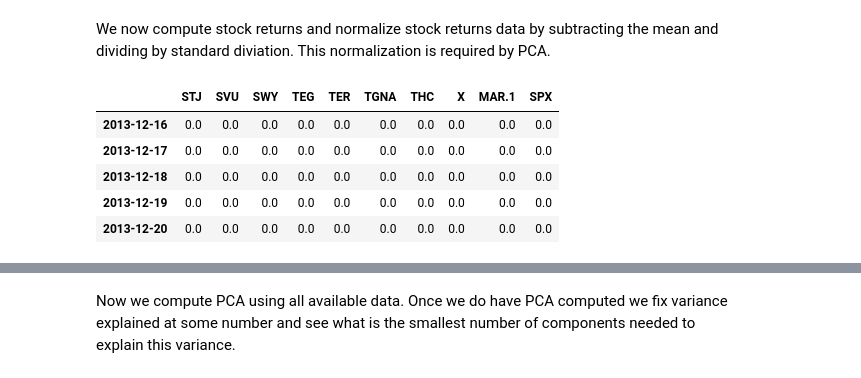
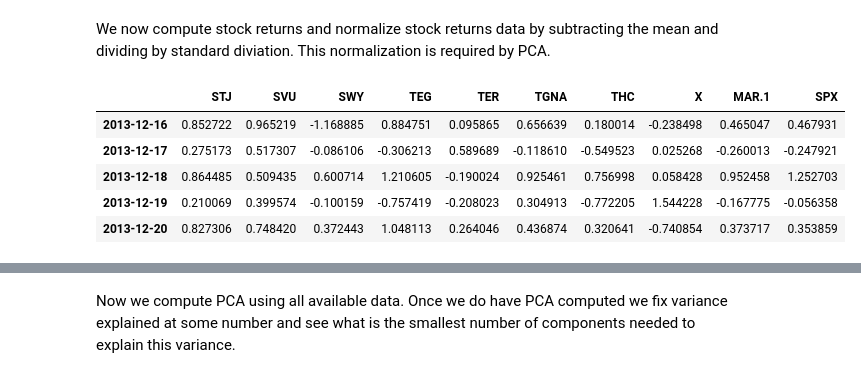
Before and after one commit to dennislamcv1/NYUML, a Jupyter notebook: Fundamentals of Machine Learning in Finance/pca_eigen_portfolios_m2_ex3.ipynb, the cells around one changed output, grey strips where cells are left out. Drawn from its saved outputs; the diff is of its cells as text; code cells hidden in the pictures.

```diff
--- a/Fundamentals of Machine Learning in Finance/pca_eigen_portfolios_m2_ex3.ipynb
+++ b/Fundamentals of Machine Learning in Finance/pca_eigen_portfolios_m2_ex3.ipynb
@@ -85,22 +85,25 @@ We now compute stock returns and normalize stock returns data by subtracting the
 # %%
 asset_returns = pd.DataFrame(data=np.zeros(shape=(len(asset_prices.index), asset_prices.shape[1])),
                              columns=asset_prices.columns.values,
                              index=asset_prices.index)
 normed_returns = asset_returns
 ### START CODE HERE ### (≈ 4 lines of code)
 # normed_returns is pandas.DataFrame that should contain normalized returns
-
+asset_returns = pd.DataFrame((asset_prices.iloc[1:,:].values-asset_prices.iloc[:-1,:].values)/asset_prices.iloc[:-1,:].values,
+                             columns=asset_prices.columns.values,
+                             index = asset_prices.index[1:])
+normed_returns = (asset_returns - asset_returns.mean(axis = 0))/asset_returns.std(axis = 0)
 ### END CODE HERE ###
 
 
 normed_returns.iloc[-5:, -10:].head()
 # %% [output]
 |  | STJ | SVU | SWY | TEG | TER | TGNA | THC | X | MAR.1 | SPX |
-| 2013-12-16 | 0.0 | 0.0 | 0.0 | 0.0 | 0.0 | 0.0 | 0.0 | 0.0 | 0.0 | 0.0 |
-| 2013-12-17 | 0.0 | 0.0 | 0.0 | 0.0 | 0.0 | 0.0 | 0.0 | 0.0 | 0.0 | 0.0 |
-| 2013-12-18 | 0.0 | 0.0 | 0.0 | 0.0 | 0.0 | 0.0 | 0.0 | 0.0 | 0.0 | 0.0 |
-| 2013-12-19 | 0.0 | 0.0 | 0.0 | 0.0 | 0.0 | 0.0 | 0.0 | 0.0 | 0.0 | 0.0 |
-| 2013-12-20 | 0.0 | 0.0 | 0.0 | 0.0 | 0.0 | 0.0 | 0.0 | 0.0 | 0.0 | 0.0 |
+| 2013-12-16 | 0.852722 | 0.965219 | -1.168885 | 0.884751 | 0.095865 | 0.656639 | 0.180014 | -0.238498 | 0.465047 | 0.467931 |
+| 2013-12-17 | 0.275173 | 0.517307 | -0.086106 | -0.306213 | 0.589689 | -0.118610 | -0.549523 | 0.025268 | -0.260013 | -0.247921 |
+| 2013-12-18 | 0.864485 | 0.509435 | 0.600714 | 1.210605 | -0.190024 | 0.925461 | 0.756998 | 0.058428 | 0.952458 | 1.252703 |
+| 2013-12-19 | 0.210069 | 0.399574 | -0.100159 | -0.757419 | -0.208023 | 0.304913 | -0.772205 | 1.544228 | -0.167775 | -0.056358 |
+| 2013-12-20 | 0.827306 | 0.748420 | 0.372443 | 1.048113 | 0.264046 | 0.436874 | 0.320641 | -0.740854 | 0.373717 | 0.353859 |
 # %%
 ### GRADED PART (DO NOT EDIT) ###
 part_1=list(normed_returns.iloc[0,: 100].as_matrix().squeeze())
```
Also changed, not shown: parts of 17 cells of this notebook, 15 other files.
